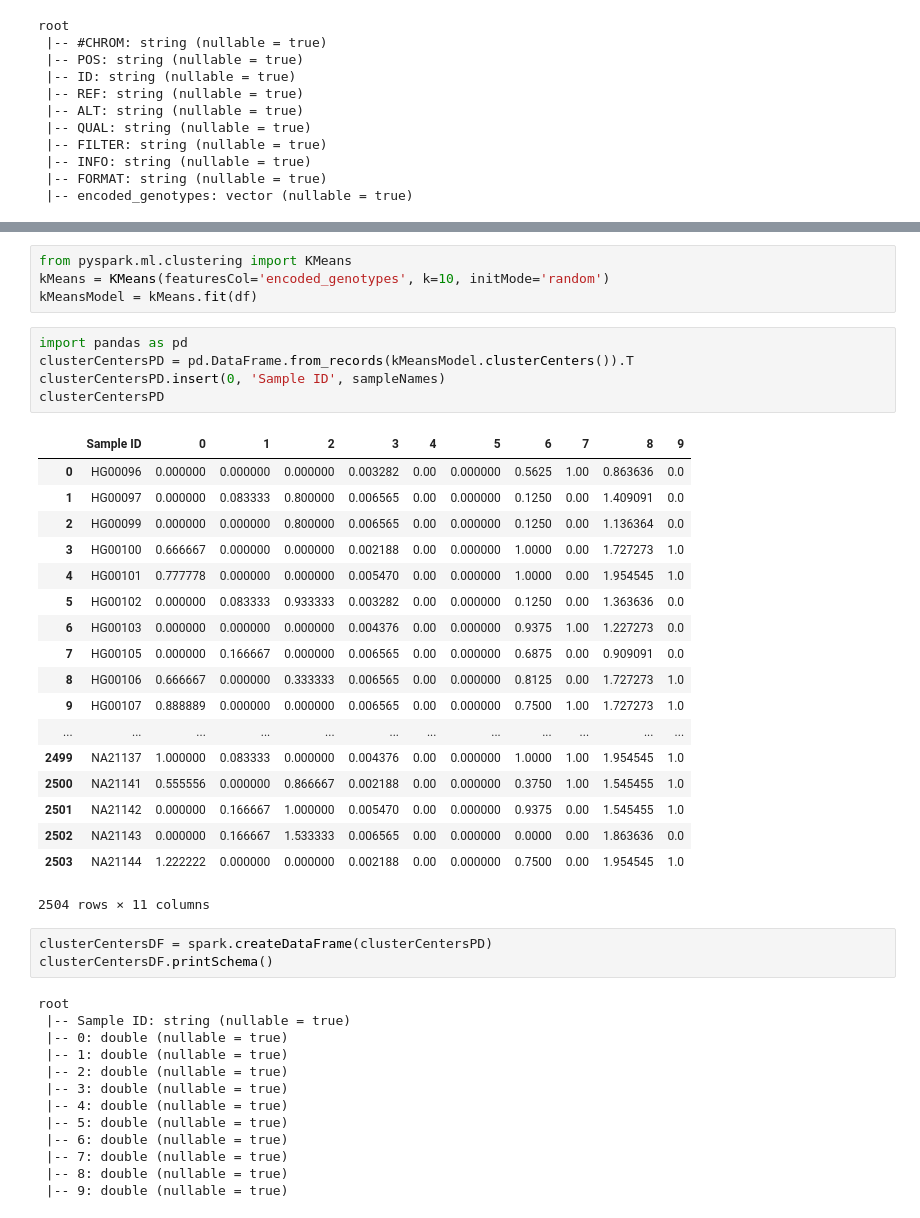
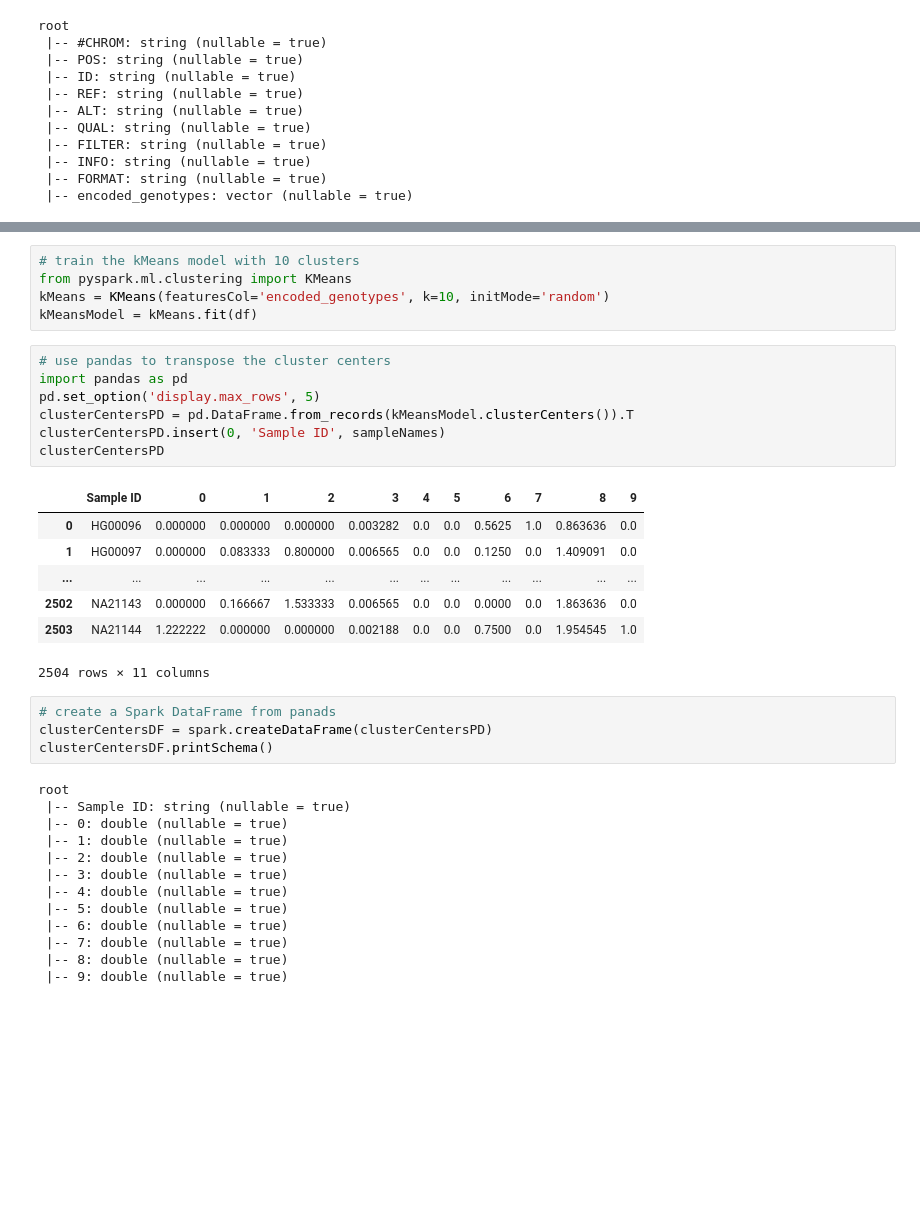
Before and after one commit to piotrszul/spark-tutorial, a Jupyter notebook: notebooks/5.1_BigData_Genomics-Clustering.ipynb, the cells around one changed output, grey strips where cells are left out. Cells and saved outputs as stored; diff of their text form; blank space fills up the shorter version.

Commit message:
Added 5.1_BigData_Genomics-Clustering

```diff
--- a/notebooks/5.1_BigData_Genomics-Clustering.ipynb
+++ b/notebooks/5.1_BigData_Genomics-Clustering.ipynb
@@ -77,32 +82,25 @@ display(df.limit(10))
 # %%
+# train the kMeans model with 10 clusters
 from pyspark.ml.clustering import KMeans
 kMeans = KMeans(featuresCol='encoded_genotypes', k=10, initMode='random')
 kMeansModel = kMeans.fit(df)
 # %%
+# use pandas to transpose the cluster centers
 import pandas as pd
+pd.set_option('display.max_rows', 5)
 clusterCentersPD = pd.DataFrame.from_records(kMeansModel.clusterCenters()).T
 clusterCentersPD.insert(0, 'Sample ID', sampleNames)
 clusterCentersPD
 # %% [output]
 |  | Sample ID | 0 | 1 | 2 | 3 | 4 | 5 | 6 | 7 | 8 | 9 |
-| 0 | HG00096 | 0.000000 | 0.000000 | 0.000000 | 0.003282 | 0.00 | 0.000000 | 0.5625 | 1.00 | 0.863636 | 0.0 |
-| 1 | HG00097 | 0.000000 | 0.083333 | 0.800000 | 0.006565 | 0.00 | 0.000000 | 0.1250 | 0.00 | 1.409091 | 0.0 |
-| 2 | HG00099 | 0.000000 | 0.000000 | 0.800000 | 0.006565 | 0.00 | 0.000000 | 0.1250 | 0.00 | 1.136364 | 0.0 |
-| 3 | HG00100 | 0.666667 | 0.000000 | 0.000000 | 0.002188 | 0.00 | 0.000000 | 1.0000 | 0.00 | 1.727273 | 1.0 |
-| 4 | HG00101 | 0.777778 | 0.000000 | 0.000000 | 0.005470 | 0.00 | 0.000000 | 1.0000 | 0.00 | 1.954545 | 1.0 |
-| 5 | HG00102 | 0.000000 | 0.083333 | 0.933333 | 0.003282 | 0.00 | 0.000000 | 0.1250 | 0.00 | 1.363636 | 0.0 |
-| 6 | HG00103 | 0.000000 | 0.000000 | 0.000000 | 0.004376 | 0.00 | 0.000000 | 0.9375 | 1.00 | 1.227273 | 0.0 |
-| 7 | HG00105 | 0.000000 | 0.166667 | 0.000000 | 0.006565 | 0.00 | 0.000000 | 0.6875 | 0.00 | 0.909091 | 0.0 |
-| 8 | HG00106 | 0.666667 | 0.000000 | 0.333333 | 0.006565 | 0.00 | 0.000000 | 0.8125 | 0.00 | 1.727273 | 1.0 |
-| 9 | HG00107 | 0.888889 | 0.000000 | 0.000000 | 0.006565 | 0.00 | 0.000000 | 0.7500 | 1.00 | 1.727273 | 1.0 |
+| 0 | HG00096 | 0.000000 | 0.000000 | 0.000000 | 0.003282 | 0.0 | 0.0 | 0.5625 | 1.0 | 0.863636 | 0.0 |
+| 1 | HG00097 | 0.000000 | 0.083333 | 0.800000 | 0.006565 | 0.0 | 0.0 | 0.1250 | 0.0 | 1.409091 | 0.0 |
 | ... | ... | ... | ... | ... | ... | ... | ... | ... | ... | ... | ... |
-| 2499 | NA21137 | 1.000000 | 0.083333 | 0.000000 | 0.004376 | 0.00 | 0.000000 | 1.0000 | 1.00 | 1.954545 | 1.0 |
-| 2500 | NA21141 | 0.555556 | 0.000000 | 0.866667 | 0.002188 | 0.00 | 0.000000 | 0.3750 | 1.00 | 1.545455 | 1.0 |
-| 2501 | NA21142 | 0.000000 | 0.166667 | 1.000000 | 0.005470 | 0.00 | 0.000000 | 0.9375 | 0.00 | 1.545455 | 1.0 |
-| 2502 | NA21143 | 0.000000 | 0.166667 | 1.533333 | 0.006565 | 0.00 | 0.000000 | 0.0000 | 0.00 | 1.863636 | 0.0 |
-| 2503 | NA21144 | 1.222222 | 0.000000 | 0.000000 | 0.002188 | 0.00 | 0.000000 | 0.7500 | 0.00 | 1.954545 | 1.0 |
+| 2502 | NA21143 | 0.000000 | 0.166667 | 1.533333 | 0.006565 | 0.0 | 0.0 | 0.0000 | 0.0 | 1.863636 | 0.0 |
+| 2503 | NA21144 | 1.222222 | 0.000000 | 0.000000 | 0.002188 | 0.0 | 0.0 | 0.7500 | 0.0 | 1.954545 | 1.0 |
 2504 rows × 11 columns
 # %%
+# create a Spark DataFrame from panads
 clusterCentersDF = spark.createDataFrame(clusterCentersPD)
 clusterCentersDF.printSchema()
 # %% [output]
```
Also changed, not shown: parts of 8 cells of this notebook, 1 other file.
